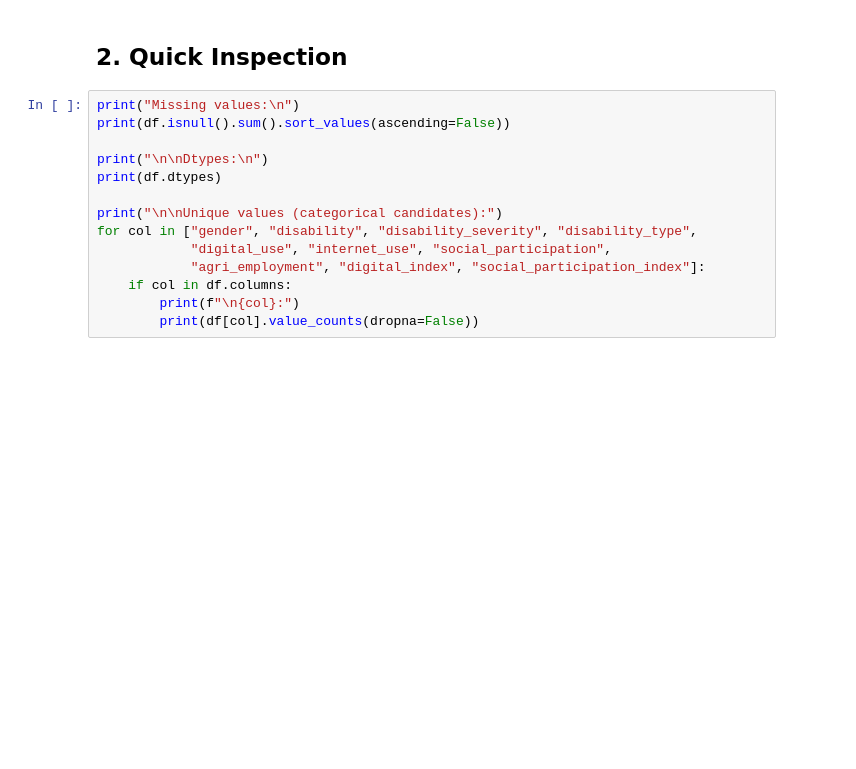
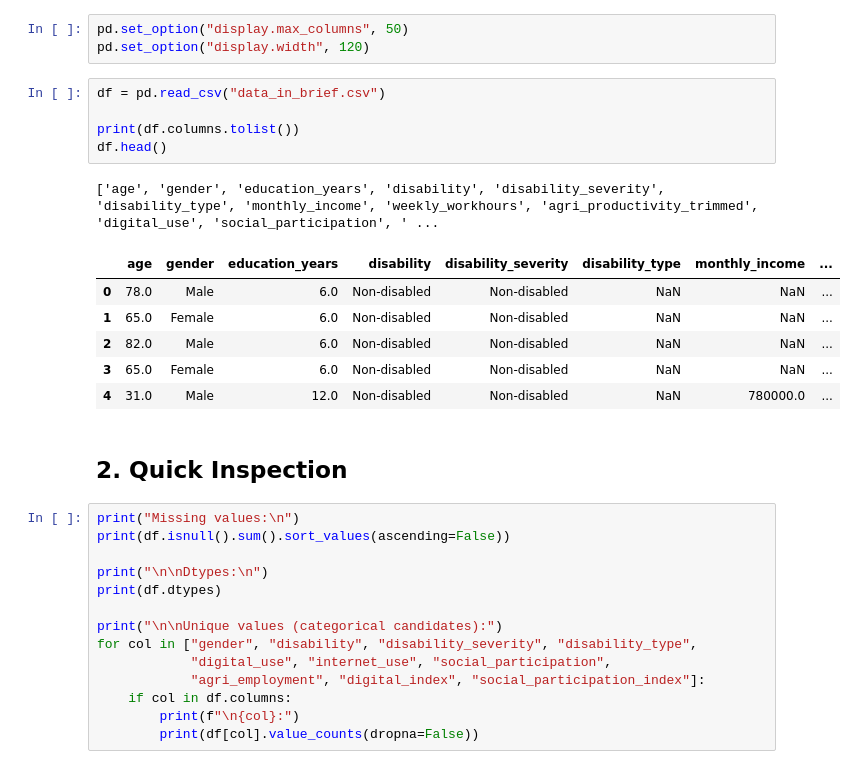
Before and after one commit to Sakhiur2022/Signal, a Jupyter notebook: notebooks/02_data_cleaning/01_data_cleaning.ipynb, the cells around one changed output. Cells and saved outputs as stored; diff of their text form; blank space fills up the shorter version.

Commit message:
feat(notebook): add data analysis logic and blueprint

```diff
--- a/notebooks/02_data_cleaning/01_data_cleaning.ipynb
+++ b/notebooks/02_data_cleaning/01_data_cleaning.ipynb
@@ -55,3 +40,19 @@ df.head()
+# %%
+pd.set_option("display.max_columns", 50)
+pd.set_option("display.width", 120)
+# %%
+df = pd.read_csv("data_in_brief.csv")
+
+print(df.columns.tolist())
+df.head()
+# %% [output]
+['age', 'gender', 'education_years', 'disability', 'disability_severity', 'disability_type', 'monthly_income', 'weekly_workhours', 'agri_productivity_trimmed', 'digital_use', 'social_participation', ' ...
+|  | age | gender | education_years | disability | disability_severity | disability_type | monthly_income | ... |
+| 0 | 78.0 | Male | 6.0 | Non-disabled | Non-disabled | NaN | NaN | ... |
+| 1 | 65.0 | Female | 6.0 | Non-disabled | Non-disabled | NaN | NaN | ... |
+| 2 | 82.0 | Male | 6.0 | Non-disabled | Non-disabled | NaN | NaN | ... |
+| 3 | 65.0 | Female | 6.0 | Non-disabled | Non-disabled | NaN | NaN | ... |
+| 4 | 31.0 | Male | 12.0 | Non-disabled | Non-disabled | NaN | 780000.0 | ... |
 # %% [markdown]
 ## 2. Quick Inspection
 # %%
```
Also changed, not shown: parts of 23 cells of this notebook.
